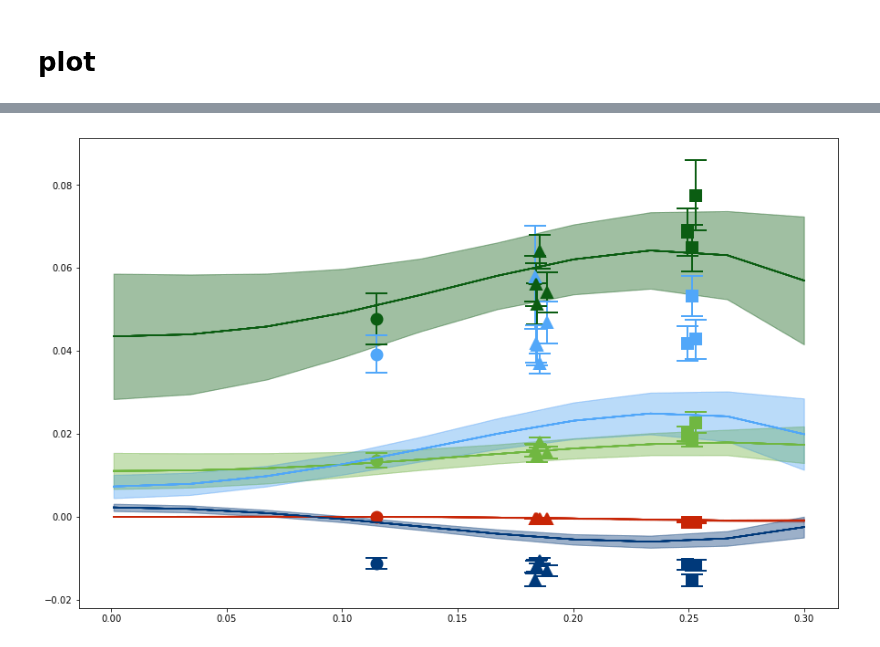
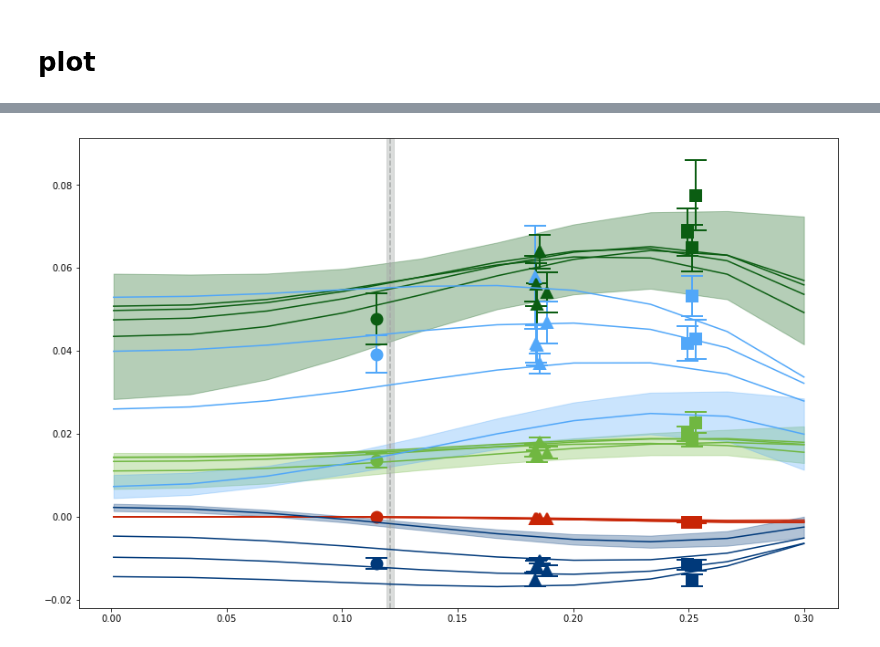
Before and after one commit to callat-qcd/project_0vbb, a Jupyter notebook: 0vbb_workbook.ipynb, the cells around one changed output, grey strips where cells are left out. Saved outputs shown, nothing was run; the diff lists cells and outputs as text; code cells hidden in the pictures.

Commit message:
add finite lattice spacing interpolation

```diff
--- a/0vbb_workbook.ipynb
+++ b/0vbb_workbook.ipynb
@@ -451,3 +451,20 @@ FitClassP = fit_class(params['ansatz'],params['order'],fv_flag=False,ma_flag=Fal
 contfit = FitClassP.fit_function(x_cont,p_cont)
 x_continuum = epi_cont
 y_continuum = {op:[contfit[(j,op)] for j,ec in enumerate(x_continuum)] for op in params['operators']}
+# finite lattice spacing interpolation
+ensemble_to_spacing = e2s()
+ea2u = np.array([[ensemble_to_spacing[ens],gv_p[(ens,'ea2')]] for ens in params['ensembles']])
+ea2uidx = np.unique(ea2u[:,0],return_index=True)
+ea2label = ea2uidx[0]
+ea2unique = ea2u[ea2uidx[1]][:,1]
+epi_alat = epi_cont
+x_alat = [[(idx1,idx2),op] for idx1,ec in enumerate(epi_cont) for idx2,ea2u in enumerate(ea2unique) for op in params['operators']]
+p_alat = {key:fit.p[key] for key in fit.p.keys() if key in priors.keys()}
+p_alat.update({((idx1,idx2),'epi'):ec for idx1,ec in enumerate(epi_alat) for idx2,ea2u in enumerate(ea2unique)})
+p_alat.update({((idx1,idx2),'fpi'):physical_params['Fpi'] for idx1,ec in enumerate(epi_alat) for idx2,ea2u in enumerate(ea2unique)})
+p_alat.update({((idx1,idx2),'ea2'):ea2u for idx1,ec in enumerate(epi_alat) for idx2,ea2u in enumerate(ea2unique)})
+alatfit = FitClassNoFV.fit_function(x_alat,p_alat)
+x_finitelattice = epi_alat
+y_finitelattice = {op:{ea2label[k]:[alatfit[((j,k),op)] for j,ec in enumerate(x_continuum)]\
+                       for k,ea2u in enumerate(ea2unique)}\
+                   for op in params['operators']}
@@ -454,29 +489,42 @@ y_continuum = {op:[contfit[(j,op)] for j,ec in enumerate(x_continuum)] for op in
 # %%
 # plot result
 fig = plt.figure('%s chiral extrapolation' %params['ansatz'],figsize=plot_params['fig_size3'])
 ax = plt.axes(plot_params['plt_axes'])
 dict_e2s = e2s()
 dict_e2m = e2m()
 for ens in params['ensembles']:
     for op in params['operators']:
         a_color = plot_params['alat_color'][dict_e2s[ens]]
         op_color = plot_params['op_color'][op]
         m_shape = plot_params['mpi_shape'][dict_e2m[ens]]
         # plot data
         xdata = epi_data[(ens,'epi')].mean
         ydata_mean = data_fvcorrected[(ens,op)].mean
         ydata_sdev = data_fvcorrected[(ens,op)].sdev
         ax.errorbar(x=xdata,y=ydata_mean,yerr=ydata_sdev,ls='None',marker=m_shape,\
                     mfc=op_color,mec=op_color,ecolor=op_color,\
                     markersize=plot_params['ms'],elinewidth=plot_params['lw'],\
                     capsize=plot_params['cs'],mew=plot_params['lw'])
-        # plot continuum
-        x_continuum = x_continuum
-        y_continuum_mean = np.array([i.mean for i in y_continuum[op]])
-        y_continuum_sdev = np.array([i.sdev for i in y_continuum[op]])
-        ax.errorbar(x=x_continuum,y=y_continuum_mean,ls='-',color=op_color)
-        ax.fill_between(x_continuum,y_continuum_mean+y_continuum_sdev,y_continuum_mean-y_continuum_sdev,\
-                        color=op_color,alpha=0.05)
+for op in params['operators']:
+    op_color = plot_params['op_color'][op]
+    a_color = plot_params['alat_color']
+    # plot continuum
+    x_continuum = x_continuum
+    y_continuum_mean = np.array([i.mean for i in y_continuum[op]])
+    y_continuum_sdev = np.array([i.sdev for i in y_continuum[op]])
+    ax.errorbar(x=x_continuum,y=y_continuum_mean,ls='-',color=op_color)
+    ax.fill_between(x_continuum,y_continuum_mean+y_continuum_sdev,y_continuum_mean-y_continuum_sdev,\
+                    color=op_color,alpha=0.3)
+    # plot finite lattice spacing
+    x_finitelattice = x_finitelattice
+    y_finitelattice_mean = {alat:np.array([i.mean for i in y_finitelattice[op][alat]]) for alat in ea2label}
+    y_finitelattice_sdev = {alat:np.array([i.sdev for i in y_finitelattice[op][alat]]) for alat in ea2label}
+    for alat in ea2label:
+        ax.errorbar(x=x_finitelattice,y=y_finitelattice_mean[alat],ls='-',color=op_color)
+# physical pion
+epi_phys = physical_params['mpi']/(4.*np.pi*physical_params['Fpi'])
+ax.axvspan(epi_phys.mean-epi_phys.sdev, epi_phys.mean+epi_phys.sdev, alpha=0.4, color='#a6aaa9')
+ax.axvline(epi_phys.mean,ls='--',color='#a6aaa9')
 plt.draw()
 # %% [output]
-[figure, old version]
+[figure, new version]
```
Also changed, not shown: parts of 3 cells of this notebook.
